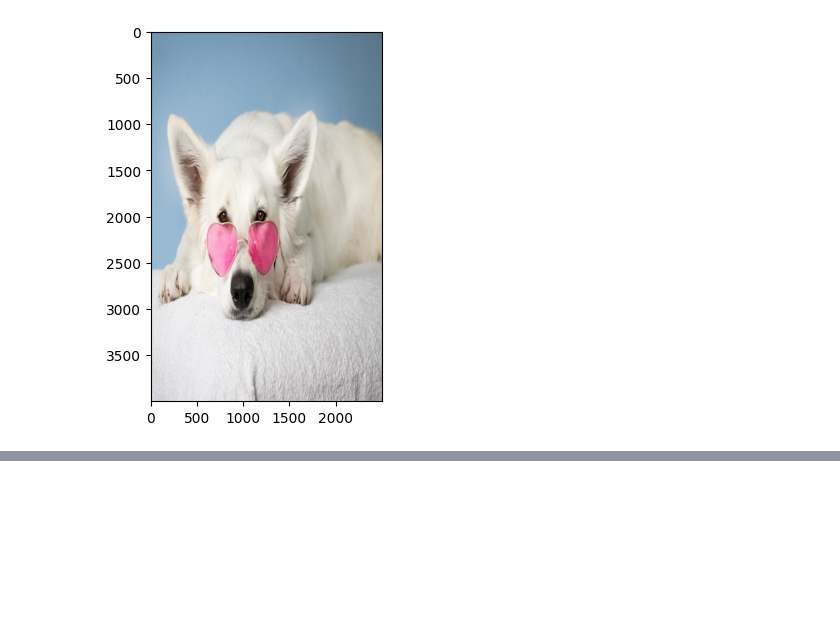
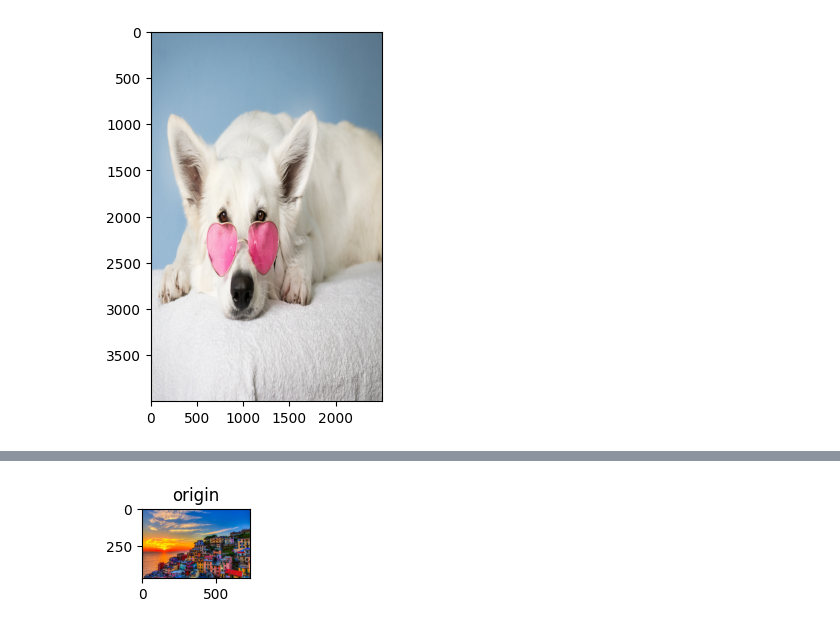
Before and after one commit to apetech-labs/bigdatacamp_image_processing, a Jupyter notebook: ImageProcessing/0901/image_basic_review.ipynb, the cells around one changed output, grey strips where cells are left out. Saved outputs shown, nothing was run; the diff lists cells and outputs as text; code cells hidden in the pictures; blank space fills up the shorter version.

```diff
--- a/ImageProcessing/0901/image_basic_review.ipynb
+++ b/ImageProcessing/0901/image_basic_review.ipynb
@@ -34,0 +48,13 @@ plt.show()
+# %%
+plt.subplot(1,4,1)
+plt.title('origin')
+plt.imshow(color_img)
+
+plt.subplot(1,4,2)
+plt.title('origin')
+plt.imshow(color_img)
+
+
+plt.show()
+# %% [output]
+[figure, added]
```
Also changed, not shown: parts of 3 cells of this notebook.
